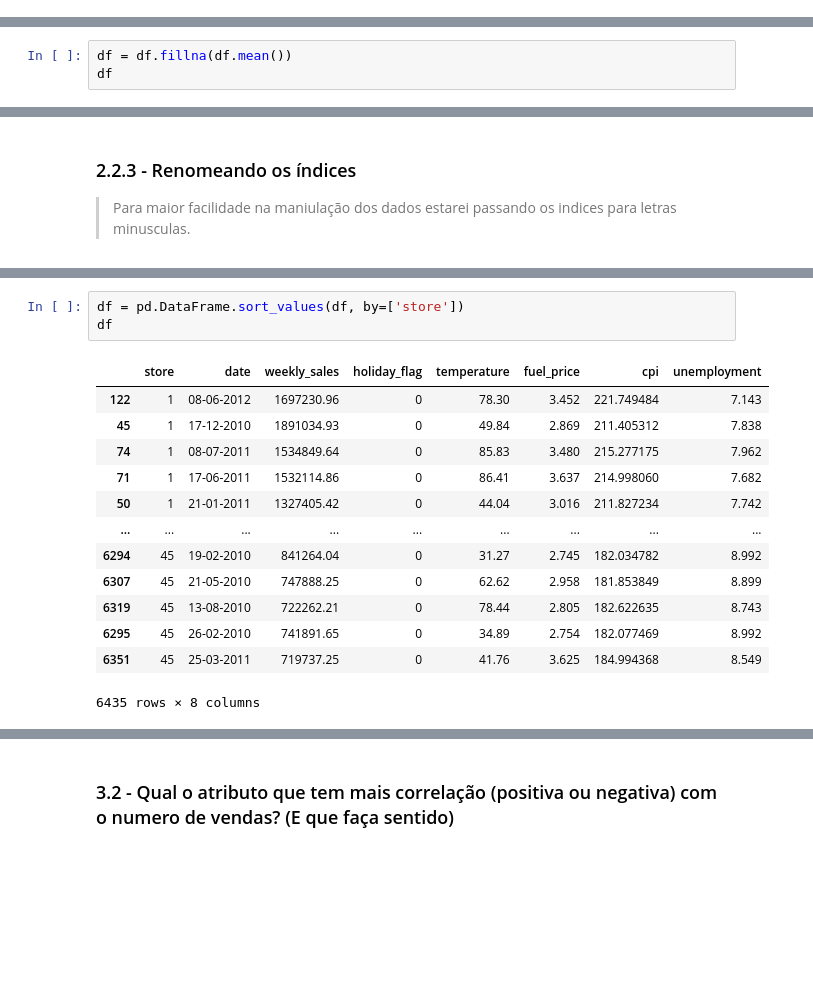
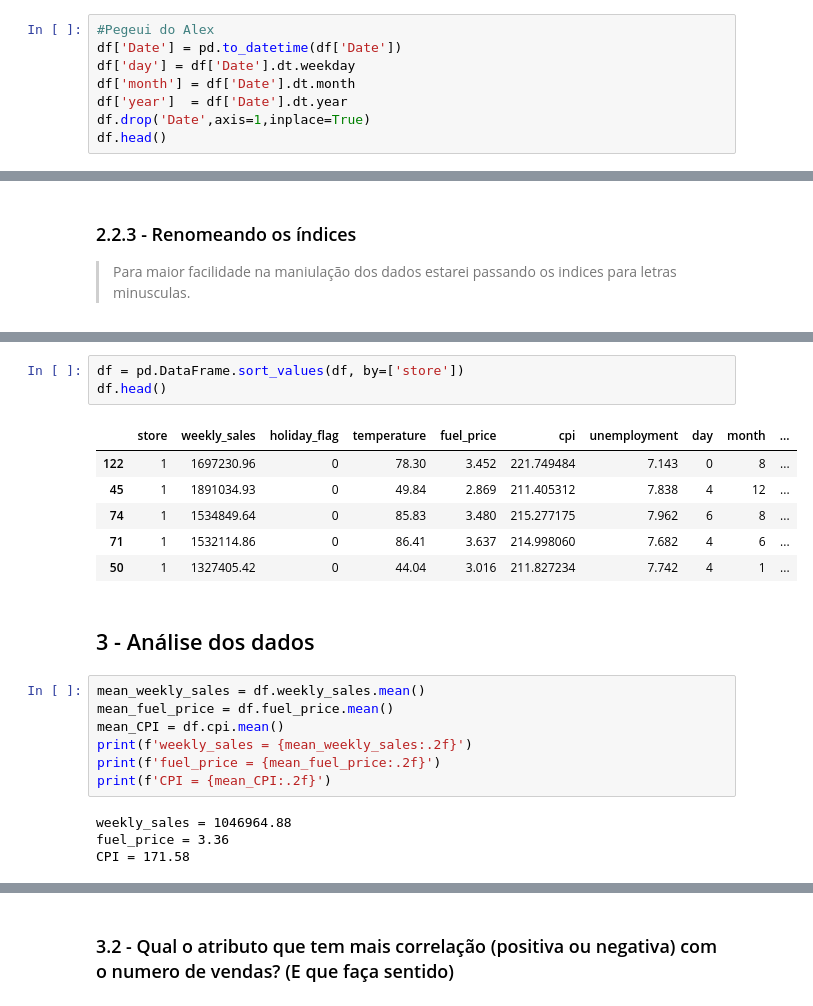
Before and after one commit to michellssGUi/dataScience, a Jupyter notebook: Wallmart_Melhor_Loja.ipynb, the cells around one changed output, grey strips where cells are left out. Drawn from its saved outputs; the diff is of its cells as text; blank space fills up the shorter version.

```diff
--- a/Wallmart_Melhor_Loja.ipynb
+++ b/Wallmart_Melhor_Loja.ipynb
@@ -86,3 +103,11 @@ df
 # %% [markdown]
 ## 2.2 - Limpeza e preparação dos dados
 > Durante esse processo preparandos os dados para análise realizando a limpeza, transforamção e reorganização à medida que for necessário.
+# %%
+#Pegeui do Alex
+df['Date'] = pd.to_datetime(df['Date'])
+df['day'] = df['Date'].dt.weekday
+df['month'] = df['Date'].dt.month
+df['year']  = df['Date'].dt.year
+df.drop('Date',axis=1,inplace=True)
+df.head()
@@ -116,6 +162,3 @@ df
 Segue exemplo:
 # %% [markdown]
 > A funçao "fillna()" devolve um novo objeto reindexado com as condições que foram passadas... nesse caso retorna a media cos campos de valor 'NaN'.
-# %%
-df = df.fillna(df.mean())
-df
@@ -186,17 +200,23 @@ pd.DataFrame.head(df)
 # %%
 df = pd.DataFrame.sort_values(df, by=['store'])
-df
+df.head()
 # %% [output]
-|  | store | date | weekly_sales | holiday_flag | temperature | fuel_price | cpi | unemployment |
-| 122 | 1 | 08-06-2012 | 1697230.96 | 0 | 78.30 | 3.452 | 221.749484 | 7.143 |
-| 45 | 1 | 17-12-2010 | 1891034.93 | 0 | 49.84 | 2.869 | 211.405312 | 7.838 |
-| 74 | 1 | 08-07-2011 | 1534849.64 | 0 | 85.83 | 3.480 | 215.277175 | 7.962 |
-| 71 | 1 | 17-06-2011 | 1532114.86 | 0 | 86.41 | 3.637 | 214.998060 | 7.682 |
-| 50 | 1 | 21-01-2011 | 1327405.42 | 0 | 44.04 | 3.016 | 211.827234 | 7.742 |
-| ... | ... | ... | ... | ... | ... | ... | ... | ... |
-| 6294 | 45 | 19-02-2010 | 841264.04 | 0 | 31.27 | 2.745 | 182.034782 | 8.992 |
-| 6307 | 45 | 21-05-2010 | 747888.25 | 0 | 62.62 | 2.958 | 181.853849 | 8.899 |
-| 6319 | 45 | 13-08-2010 | 722262.21 | 0 | 78.44 | 2.805 | 182.622635 | 8.743 |
-| 6295 | 45 | 26-02-2010 | 741891.65 | 0 | 34.89 | 2.754 | 182.077469 | 8.992 |
-| 6351 | 45 | 25-03-2011 | 719737.25 | 0 | 41.76 | 3.625 | 184.994368 | 8.549 |
+|  | store | weekly_sales | holiday_flag | temperature | fuel_price | cpi | unemployment | day | month | ... |
+| 122 | 1 | 1697230.96 | 0 | 78.30 | 3.452 | 221.749484 | 7.143 | 0 | 8 | ... |
+| 45 | 1 | 1891034.93 | 0 | 49.84 | 2.869 | 211.405312 | 7.838 | 4 | 12 | ... |
+| 74 | 1 | 1534849.64 | 0 | 85.83 | 3.480 | 215.277175 | 7.962 | 6 | 8 | ... |
+| 71 | 1 | 1532114.86 | 0 | 86.41 | 3.637 | 214.998060 | 7.682 | 4 | 6 | ... |
+| 50 | 1 | 1327405.42 | 0 | 44.04 | 3.016 | 211.827234 | 7.742 | 4 | 1 | ... |
-6435 rows × 8 columns
+# %% [markdown]
+## 3 - Análise dos dados
+# %%
+mean_weekly_sales = df.weekly_sales.mean()
+mean_fuel_price = df.fuel_price.mean()
+mean_CPI = df.cpi.mean()
+print(f'weekly_sales = {mean_weekly_sales:.2f}')
+print(f'fuel_price = {mean_fuel_price:.2f}')
+print(f'CPI = {mean_CPI:.2f}')
+# %% [output]
+weekly_sales = 1046964.88
+fuel_price = 3.36
+CPI = 171.58
```
Also changed, not shown: parts of 66 cells of this notebook.
